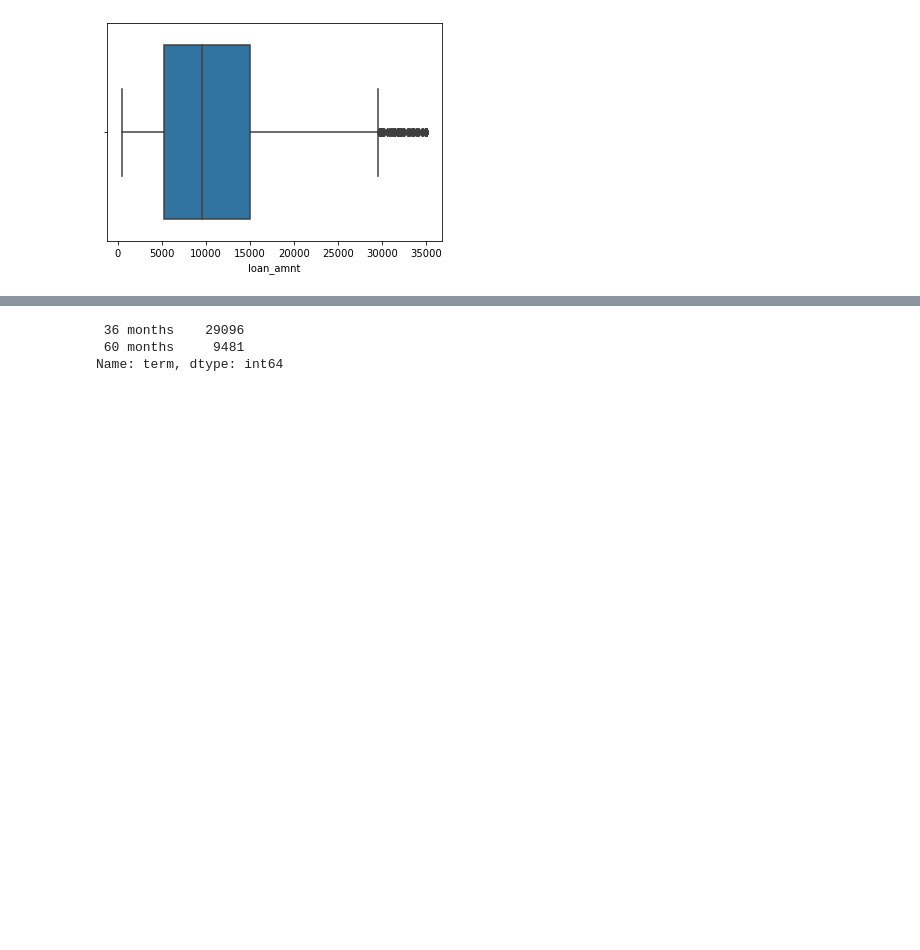
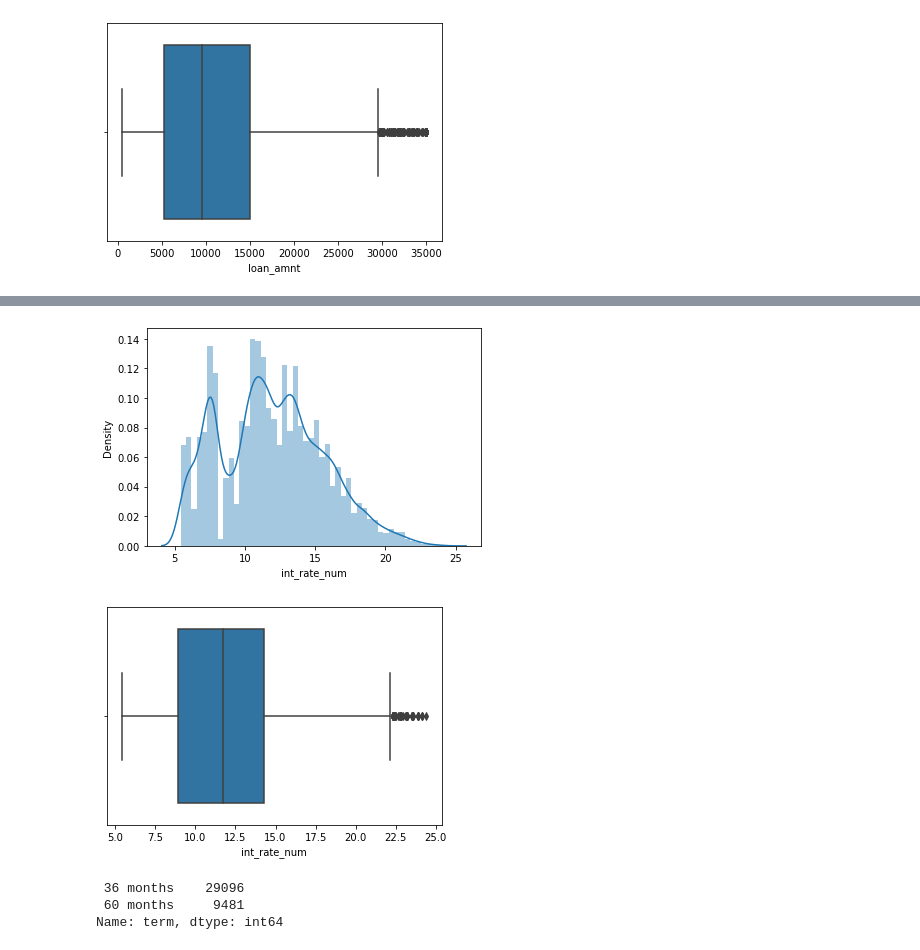
Before and after one commit to ritesd/lendingclubcasestudy, a Jupyter notebook: Ritesh_Dubey.ipynb, the cells around one changed output, grey strips where cells are left out. Saved outputs shown, nothing was run; the diff lists cells and outputs as text; code cells hidden in the pictures; blank space fills up the shorter version.

```diff
--- a/Ritesh_Dubey.ipynb
+++ b/Ritesh_Dubey.ipynb
@@ -331,3 +352,11 @@ plt.show()
+# %%
+sns.distplot(df["int_rate_num"])
+plt.show()
+sns.boxplot(x=df["int_rate_num"])
+plt.show()
+# %% [output]
+[figure, added]
+[figure, added]
 # %%
 #loan term
 print(df["term"].value_counts())
```
Also changed, not shown: parts of 14 cells of this notebook, 3 other files.
